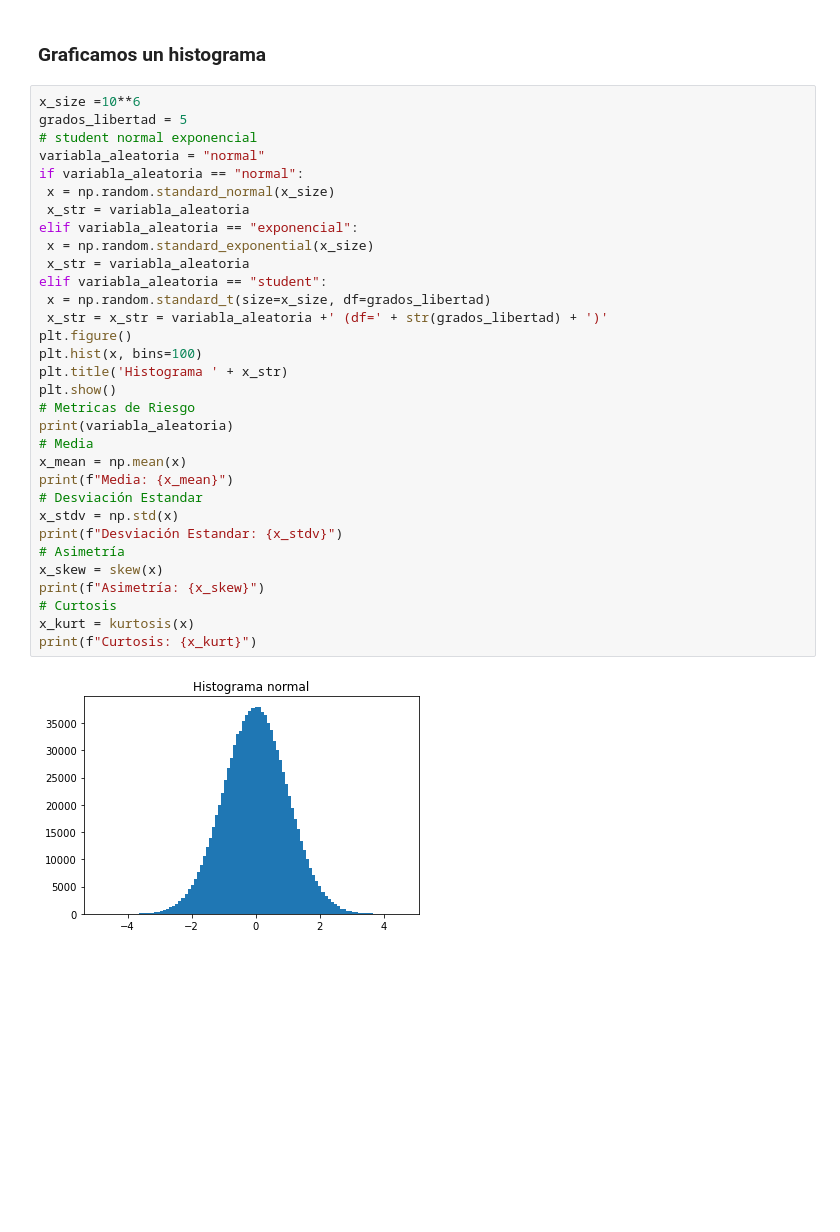
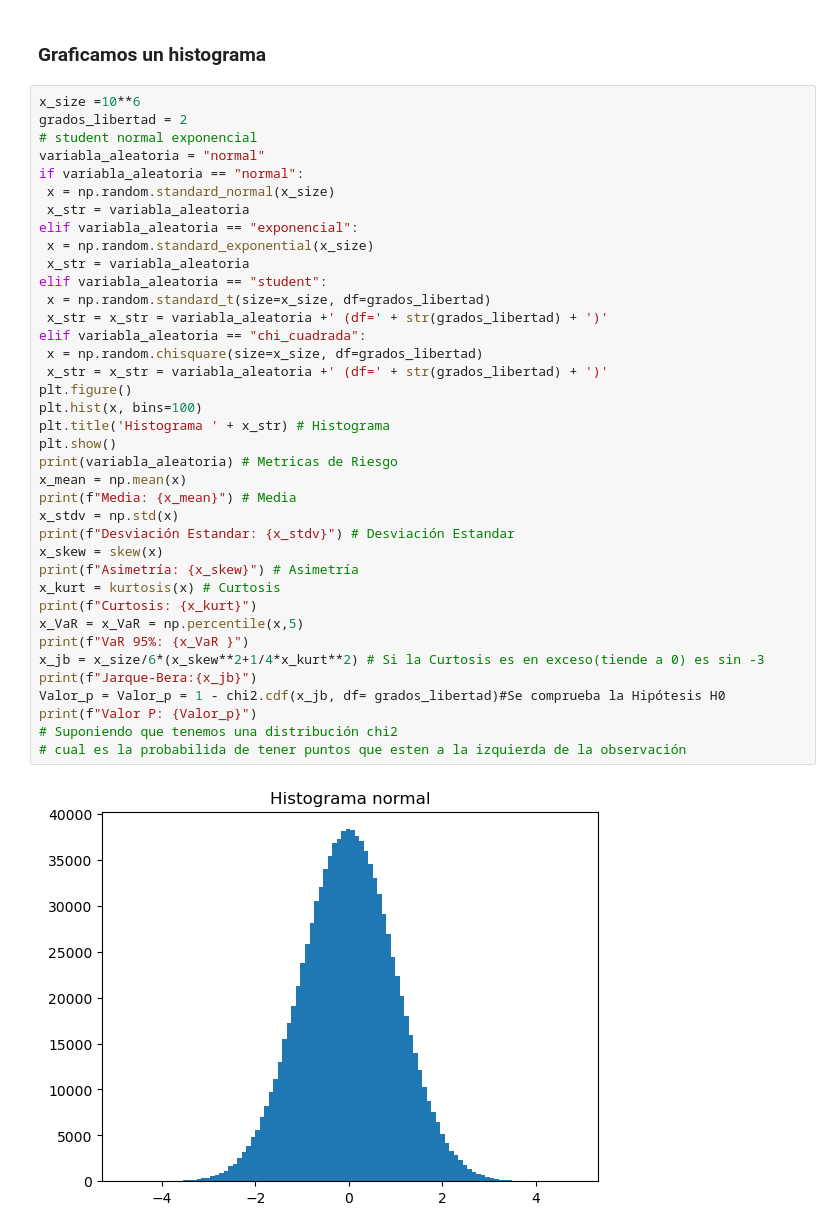
Before and after one commit to ErikFranco207/T_-Jarque_Bera, a Jupyter notebook: Finanzas Python.ipynb, the cells around one changed output. Saved outputs shown, nothing was run; the diff lists cells and outputs as text; blank space fills up the shorter version.

```diff
--- a/Finanzas Python.ipynb
+++ b/Finanzas Python.ipynb
@@ -30,36 +49,42 @@ from scipy.stats import skew, kurtosis, chi2
 ### Graficamos un histograma
 # %%
 x_size =10**6
-grados_libertad = 5
+grados_libertad = 2
 # student normal exponencial
 variabla_aleatoria = "normal"
 if variabla_aleatoria == "normal":
  x = np.random.standard_normal(x_size)
  x_str = variabla_aleatoria
 elif variabla_aleatoria == "exponencial":
  x = np.random.standard_exponential(x_size)
  x_str = variabla_aleatoria
 elif variabla_aleatoria == "student":
  x = np.random.standard_t(size=x_size, df=grados_libertad)
  x_str = x_str = variabla_aleatoria +' (df=' + str(grados_libertad) + ')'
+elif variabla_aleatoria == "chi_cuadrada":
+ x = np.random.chisquare(size=x_size, df=grados_libertad)
+ x_str = x_str = variabla_aleatoria +' (df=' + str(grados_libertad) + ')'
 plt.figure()
 plt.hist(x, bins=100)
-plt.title('Histograma ' + x_str)
+plt.title('Histograma ' + x_str) # Histograma
 plt.show()
-# Metricas de Riesgo
-print(variabla_aleatoria)
-# Media
+print(variabla_aleatoria) # Metricas de Riesgo
 x_mean = np.mean(x)
-print(f"Media: {x_mean}")
-# Desviación Estandar
+print(f"Media: {x_mean}") # Media
 x_stdv = np.std(x)
-print(f"Desviación Estandar: {x_stdv}")
-# Asimetría
+print(f"Desviación Estandar: {x_stdv}") # Desviación Estandar
 x_skew = skew(x)
-print(f"Asimetría: {x_skew}")
-# Curtosis
-x_kurt = kurtosis(x)
+print(f"Asimetría: {x_skew}") # Asimetría
+x_kurt = kurtosis(x) # Curtosis
 print(f"Curtosis: {x_kurt}")
+x_VaR = x_VaR = np.percentile(x,5)
+print(f"VaR 95%: {x_VaR }")
+x_jb = x_size/6*(x_skew**2+1/4*x_kurt**2) # Si la Curtosis es en exceso(tiende a 0) es sin -3
+print(f"Jarque-Bera:{x_jb}")
+Valor_p = Valor_p = 1 - chi2.cdf(x_jb, df= grados_libertad)#Se comprueba la Hipótesis H0
+print(f"Valor P: {Valor_p}")
+# Suponiendo que tenemos una distribución chi2
+# cual es la probabilida de tener puntos que esten a la izquierda de la observación
 # %% [output]
-[figure, old version]
+[figure, new version]
 normal
```
Also changed, not shown: parts of 2 cells of this notebook.
